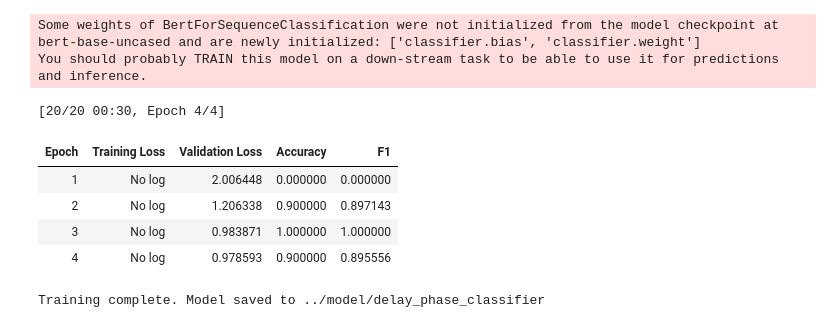
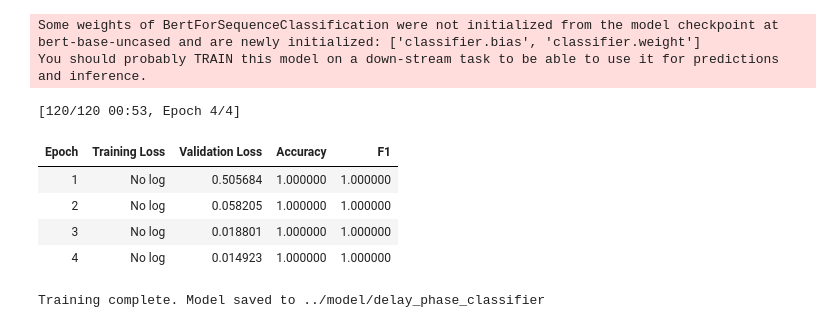
Before and after one commit to Simo-dg/aircraft-delay-nlp, a Jupyter notebook: notebooks/phaseclassification.ipynb, the cells around one changed output. Cells and saved outputs as stored; diff of their text form; code cells hidden in the pictures.

Commit message:
split

```diff
--- a/notebooks/phaseclassification.ipynb
+++ b/notebooks/phaseclassification.ipynb
@@ -6,27 +6,43 @@ from transformers import AutoTokenizer, AutoModelForSequenceClassification, Trai
 import pandas as pd
 import numpy as np
 import torch
+from sklearn.model_selection import train_test_split
 from sklearn.metrics import accuracy_score, f1_score
+import json
 
-# Load and prepare dataset
+# Load and filter dataset
 df = pd.read_csv('../data/synthetic_logs.csv')
 df = df[df['phase'].notna()].copy()
+
+# Encode phase labels
 phase_list = df["phase"].unique().tolist()
 phase_map = {label: i for i, label in enumerate(phase_list)}
 df['labels'] = df['phase'].map(phase_map)
 
-dataset = Dataset.from_pandas(df[['log_text', 'labels']])
-dataset = dataset.train_test_split(test_size=0.2)
+# Stratified train/test split
+train_df, test_df = train_test_split(df, test_size=0.2, stratify=df['labels'], random_state=42)
 
+# Save split for inference
+train_df.to_csv("../data/train_phase_split.csv", index=False)
+test_df.to_csv("../data/test_phase_split.csv", index=False)
+
+# Convert to HF Datasets
+train_ds = Dataset.from_pandas(train_df[['log_text', 'labels']])
+test_ds = Dataset.from_pandas(test_df[['log_text', 'labels']])
+
+# Tokenizer
 tokenizer = AutoTokenizer.from_pretrained("bert-base-uncased")
 
 def tokenize(batch):
     return tokenizer(batch["log_text"], padding=True, truncation=True)
 
-dataset = dataset.map(tokenize, batched=True)
+train_ds = train_ds.map(tokenize, batched=True)
+test_ds = test_ds.map(tokenize, batched=True)
 
+# Model
 model = AutoModelForSequenceClassification.from_pretrained("bert-base-uncased", num_labels=len(phase_map))
 
+# Metrics
 def compute_metrics(pred):
     labels = pred.label_ids
     preds = np.argmax(pred.predictions, axis=1)
@@ -34,44 +50,45 @@ def compute_metrics(pred):
     f1 = f1_score(labels, preds, average='weighted')
     return {"accuracy": acc, "f1": f1}
 
+# Training config
 training_args = TrainingArguments(
     output_dir="./results_phase",
     evaluation_strategy="epoch",
     save_strategy="epoch",
     per_device_train_batch_size=8,
     per_device_eval_batch_size=8,
     num_train_epochs=4,
     weight_decay=0.01,
     logging_dir="./logs_phase",
     load_best_model_at_end=True,
     metric_for_best_model="f1"
 )
 
+# Trainer
 trainer = Trainer(
     model=model,
     args=training_args,
-    train_dataset=dataset["train"],
-    eval_dataset=dataset["test"],
+    train_dataset=train_ds,
+    eval_dataset=test_ds,
     tokenizer=tokenizer,
     compute_metrics=compute_metrics
 )
 
 trainer.train()
 trainer.save_model("../model/delay_phase_classifier")
 
 # Save phase label map
-import json
 with open("../model/phase_map.json", "w") as f:
     json.dump(phase_map, f, indent=2)
 
 print("Training complete. Model saved to ../model/delay_phase_classifier")
 # %% [output]
 Some weights of BertForSequenceClassification were not initialized from the model checkpoint at bert-base-uncased and are newly initialized: ['classifier.bias', 'classifier.weight']
 You should probably TRAIN this model on a down-stream task to be able to use it for predictions and inference.
-[20/20 00:30, Epoch 4/4]
+[120/120 00:53, Epoch 4/4]
 | Epoch | Training Loss | Validation Loss | Accuracy | F1 |
-| 1 | No log | 2.006448 | 0.000000 | 0.000000 |
-| 2 | No log | 1.206338 | 0.900000 | 0.897143 |
-| 3 | No log | 0.983871 | 1.000000 | 1.000000 |
-| 4 | No log | 0.978593 | 0.900000 | 0.895556 |
+| 1 | No log | 0.505684 | 1.000000 | 1.000000 |
+| 2 | No log | 0.058205 | 1.000000 | 1.000000 |
+| 3 | No log | 0.018801 | 1.000000 | 1.000000 |
+| 4 | No log | 0.014923 | 1.000000 | 1.000000 |
 Training complete. Model saved to ../model/delay_phase_classifier
```
Also changed, not shown: 9 other files.
